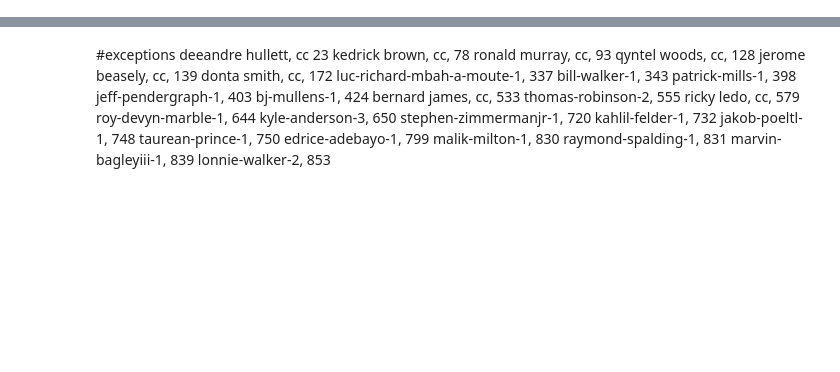
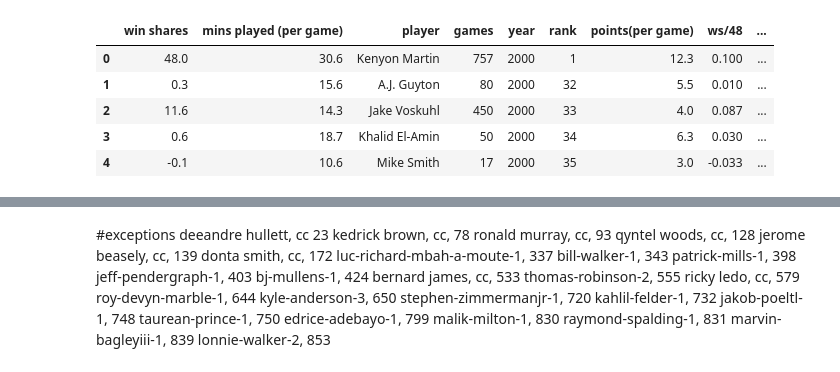
Before and after one commit to woodfin8/Draft_Machine, a Jupyter notebook: keith_test.ipynb, the cells around one changed output, grey strips where cells are left out. Drawn from its saved outputs; the diff is of its cells as text; code cells hidden in the pictures; blank space fills up the shorter version.

```diff
--- a/keith_test.ipynb
+++ b/keith_test.ipynb
@@ -21 +18,12 @@ clean_player[:10]
+# %%
+#make all column titles lower case
+df.columns = map(str.lower, df.columns)
+df.head()
+# %% [output]
+|  | win shares | mins played (per game) | player | games | year | rank | points(per game) | ws/48 | ... |
+| 0 | 48.0 | 30.6 | Kenyon Martin | 757 | 2000 | 1 | 12.3 | 0.100 | ... |
+| 1 | 0.3 | 15.6 | A.J. Guyton | 80 | 2000 | 32 | 5.5 | 0.010 | ... |
+| 2 | 11.6 | 14.3 | Jake Voskuhl | 450 | 2000 | 33 | 4.0 | 0.087 | ... |
+| 3 | 0.6 | 18.7 | Khalid El-Amin | 50 | 2000 | 34 | 6.3 | 0.030 | ... |
+| 4 | -0.1 | 10.6 | Mike Smith | 17 | 2000 | 35 | 3.0 | -0.033 | ... |
 # %%
```
Also changed, not shown: parts of 56 cells of this notebook, 5 other files.
